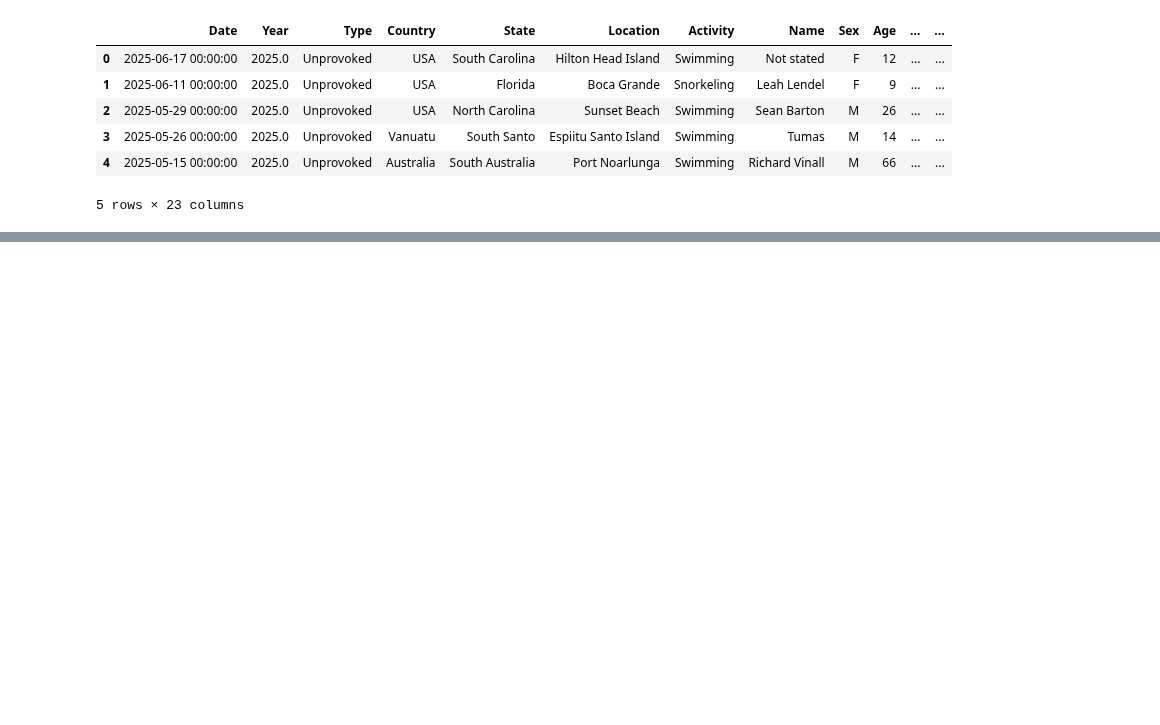
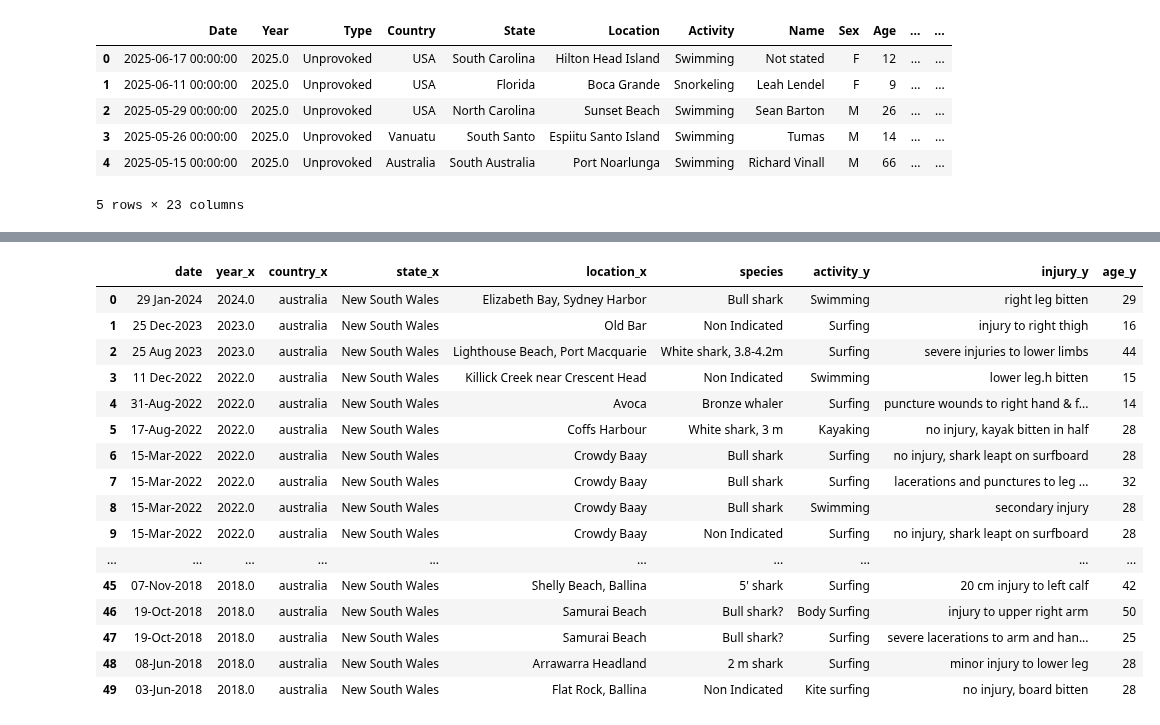
Before and after one commit to DelmarB/shark-analysis, a Jupyter notebook: Shark-Copy1.ipynb, the cells around one changed output, grey strips where cells are left out. Cells and saved outputs as stored; diff of their text form; code cells hidden in the pictures; blank space fills up the shorter version.

```diff
--- a/Shark-Copy1.ipynb
+++ b/Shark-Copy1.ipynb
@@ -126,0 +331,3 @@ shark_df_2["species"].unique()
+# %%
+datos_df = pd.read_csv('C:/Users/User/Desktop/IronHack/Week_2/Day2/datos_limpios.csv')
+datos_df.shape
@@ -126,0 +361,4 @@ shark_df_2["species"].unique()
+# %%
+datos_df = datos_df.rename(columns={ col: col.replace(" ","").lower() for col in datos_df.columns })
+# %%
+df_merged_2 = pd.merge(shark_df_2,datos_df, on=["date"], how="inner")
@@ -126,0 +401,23 @@ shark_df_2["species"].unique()
+# %%
+
+df_merged_2.drop(columns=["location_y"], inplace=True)
+# %%
+df_merged_2.head(50)
+# %% [output]
+|  | date | year_x | country_x | state_x | location_x | species | activity_y | injury_y | age_y |
+| 0 | 29 Jan-2024 | 2024.0 | australia | New South Wales | Elizabeth Bay, Sydney Harbor | Bull shark | Swimming | right leg bitten | 29 |
+| 1 | 25 Dec-2023 | 2023.0 | australia | New South Wales | Old Bar | Non Indicated | Surfing | injury to right thigh | 16 |
+| 2 | 25 Aug 2023 | 2023.0 | australia | New South Wales | Lighthouse Beach, Port Macquarie | White shark, 3.8-4.2m | Surfing | severe injuries to lower limbs | 44 |
+| 3 | 11 Dec-2022 | 2022.0 | australia | New South Wales | Killick Creek near Crescent Head | Non Indicated | Swimming | lower leg.h bitten | 15 |
+| 4 | 31-Aug-2022 | 2022.0 | australia | New South Wales | Avoca | Bronze whaler | Surfing | puncture wounds to right hand & f... | 14 |
+| 5 | 17-Aug-2022 | 2022.0 | australia | New South Wales | Coffs Harbour | White shark, 3 m | Kayaking | no injury, kayak bitten in half | 28 |
+| 6 | 15-Mar-2022 | 2022.0 | australia | New South Wales | Crowdy Baay | Bull shark | Surfing | no injury, shark leapt on surfboard | 28 |
+| 7 | 15-Mar-2022 | 2022.0 | australia | New South Wales | Crowdy Baay | Bull shark | Surfing | lacerations and punctures to leg ... | 32 |
+| 8 | 15-Mar-2022 | 2022.0 | australia | New South Wales | Crowdy Baay | Bull shark | Swimming | secondary injury | 28 |
+| 9 | 15-Mar-2022 | 2022.0 | australia | New South Wales | Crowdy Baay | Non Indicated | Surfing | no injury, shark leapt on surfboard | 28 |
+| ... | ... | ... | ... | ... | ... | ... | ... | ... | ... |
+| 45 | 07-Nov-2018 | 2018.0 | australia | New South Wales | Shelly Beach, Ballina | 5' shark | Surfing | 20 cm injury to left calf | 42 |
+| 46 | 19-Oct-2018 | 2018.0 | australia | New South Wales | Samurai Beach | Bull shark? | Body Surfing | injury to upper right arm | 50 |
+| 47 | 19-Oct-2018 | 2018.0 | australia | New South Wales | Samurai Beach | Bull shark? | Surfing | severe lacerations to arm and han... | 25 |
+| 48 | 08-Jun-2018 | 2018.0 | australia | New South Wales | Arrawarra Headland | 2 m shark | Surfing | minor injury to lower leg | 28 |
+| 49 | 03-Jun-2018 | 2018.0 | australia | New South Wales | Flat Rock, Ballina | Non Indicated | Kite surfing | no injury, board bitten | 28 |
```
Also changed, not shown: parts of 40 cells of this notebook.
